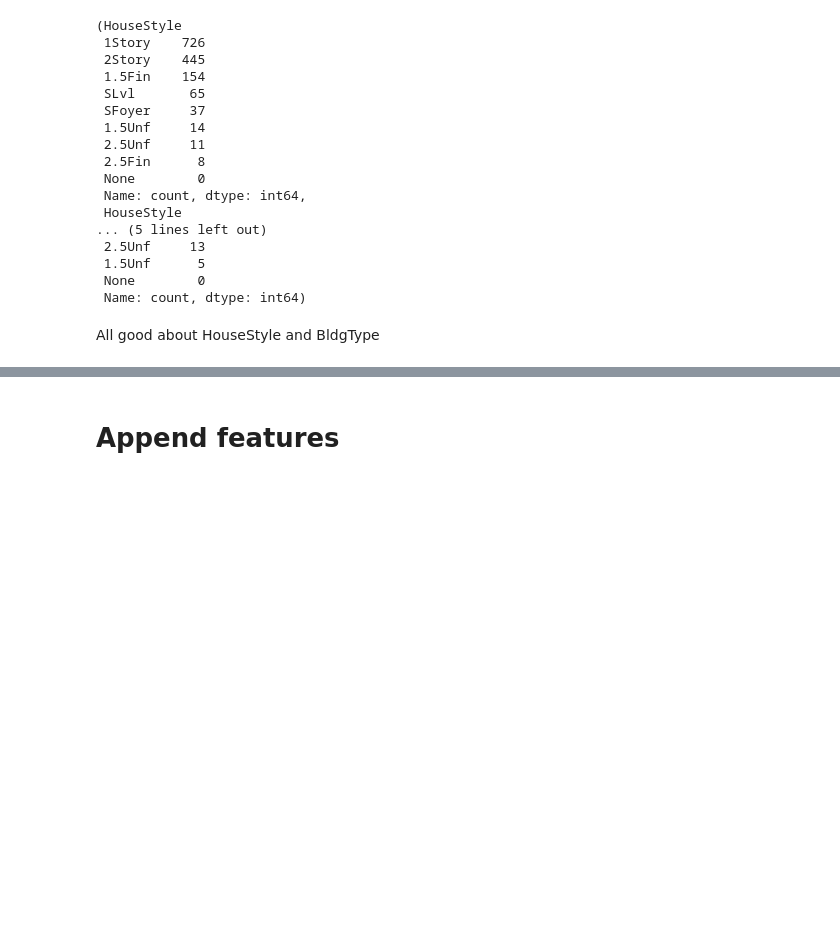
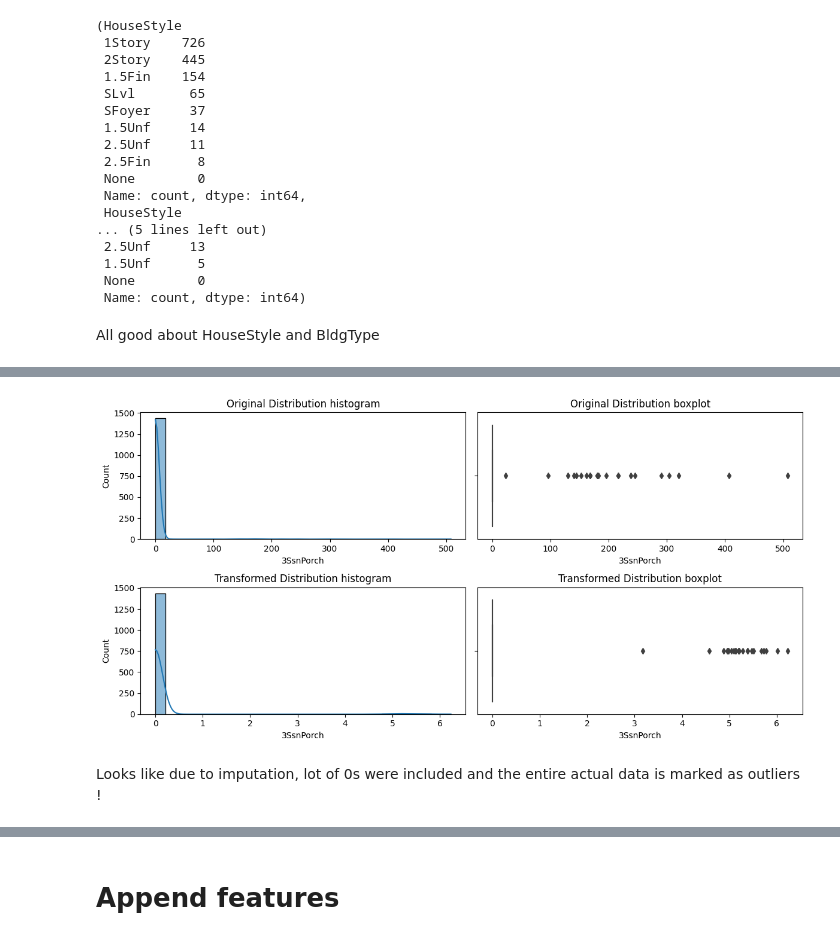
Before and after one commit to abhivij/housing_price_prediction, a Jupyter notebook: housing-price-prediction-part-2-exploratory.ipynb, the cells around one changed output, grey strips where cells are left out. Saved outputs shown, nothing was run; the diff lists cells and outputs as text; code cells hidden in the pictures; blank space fills up the shorter version.

```diff
--- a/housing-price-prediction-part-2-exploratory.ipynb
+++ b/housing-price-prediction-part-2-exploratory.ipynb
@@ -1101,0 +1234,6 @@ ordinal_categorical_cols = remove_columns_from_list(ordered_levels.keys(), featu
+# %%
+compare_distribution_skew(X, "3SsnPorch", np.log1p)
+# %% [output]
+[figure, added]
+# %% [markdown]
+Looks like due to imputation, lot of 0s were included and the entire actual data is marked as outliers !
```
Also changed, not shown: parts of 24 cells of this notebook.
